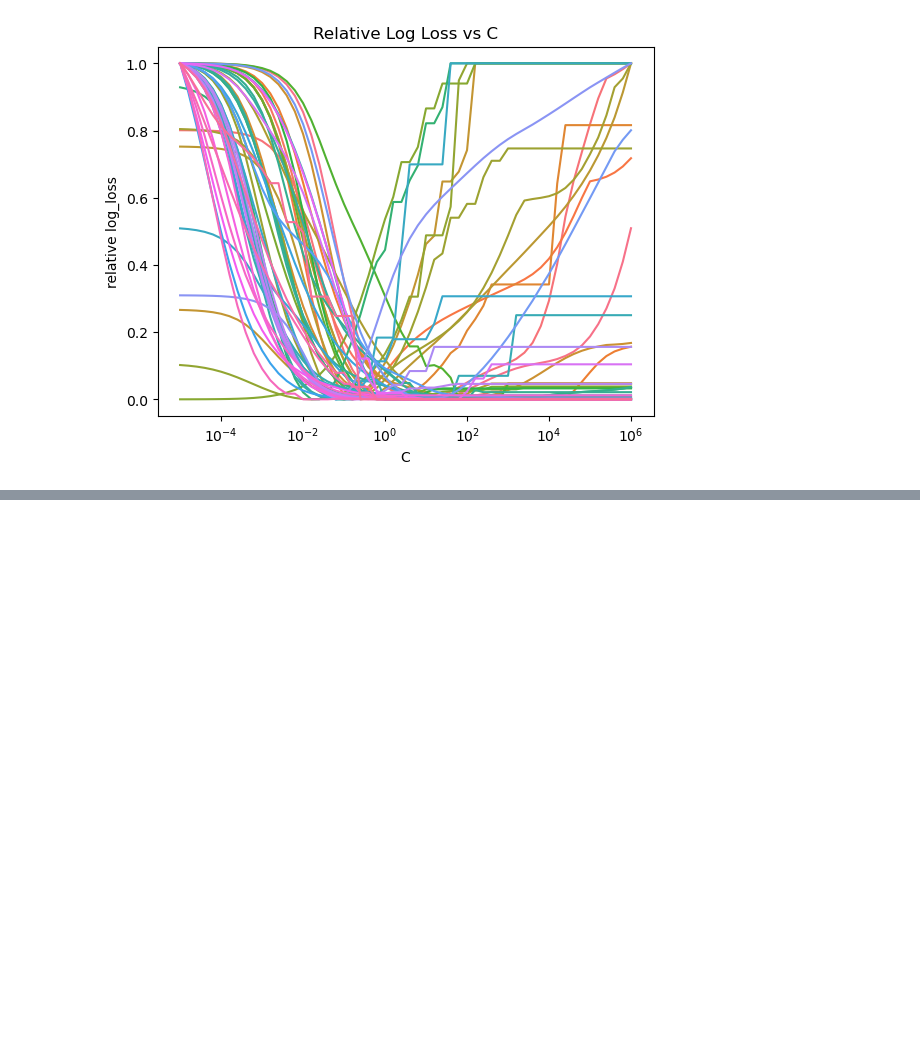
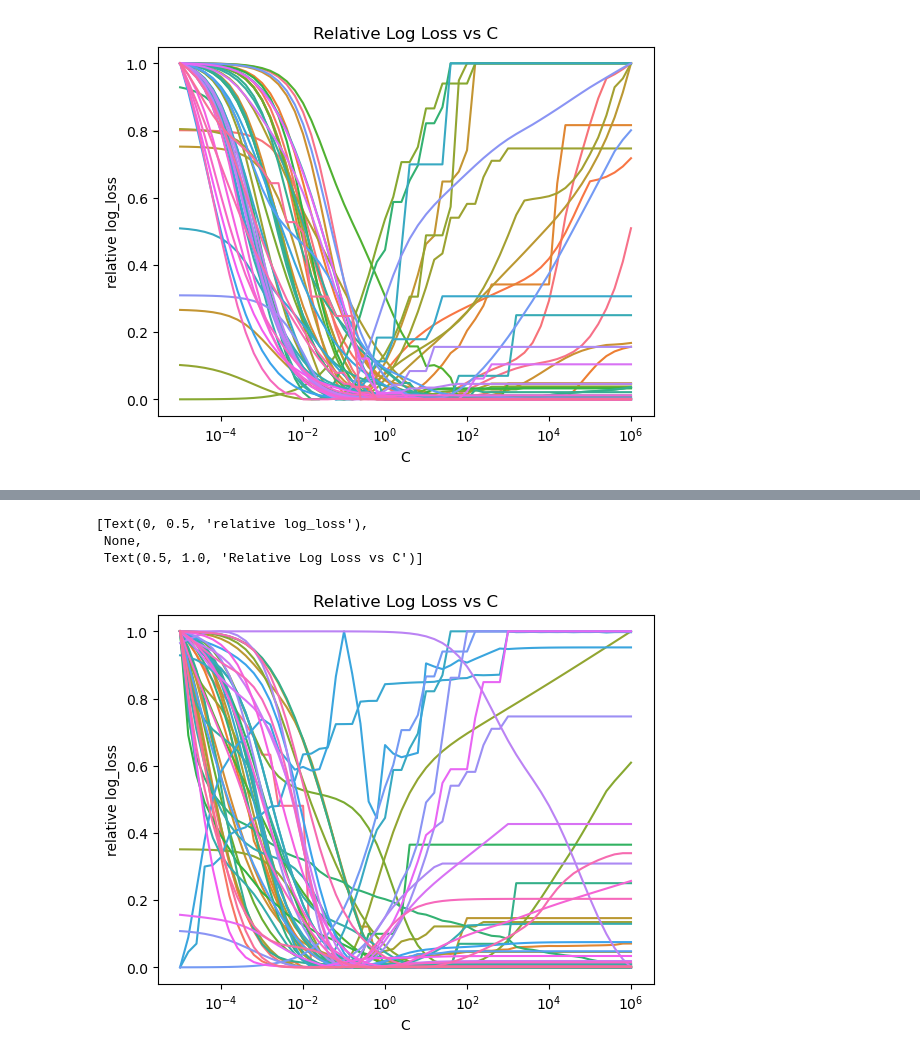
Before and after one commit to lorentzenchr/notebooks, a Jupyter notebook: logistic_regression_optimal_penalty.ipynb, the cells around one changed output, grey strips where cells are left out. Saved outputs shown, nothing was run; the diff lists cells and outputs as text; code cells hidden in the pictures; blank space fills up the shorter version.

```diff
--- a/logistic_regression_optimal_penalty.ipynb
+++ b/logistic_regression_optimal_penalty.ipynb
@@ -519,0 +810,11 @@ g.set(ylabel="relative log_loss", xscale="log", title="Relative Log Loss vs C")
+# %%
+g = sns.lineplot(
+    data=df.with_columns((pl.col("log_loss") - pl.min("log_loss").over("dataset")) / (pl.max("log_loss").over("dataset") - pl.min("log_loss").over("dataset"))),
+    x="C", y="log_loss", hue="dataset", legend=False
+)
+g.set(ylabel="relative log_loss", xscale="log", title="Relative Log Loss vs C") #, ylim=(0, 0.2), yscale="log")
+# %% [output]
+[Text(0, 0.5, 'relative log_loss'),
+ None,
+ Text(0.5, 1.0, 'Relative Log Loss vs C')]
+[figure, added]
```
Also changed, not shown: parts of 24 cells of this notebook, 4 other files.
